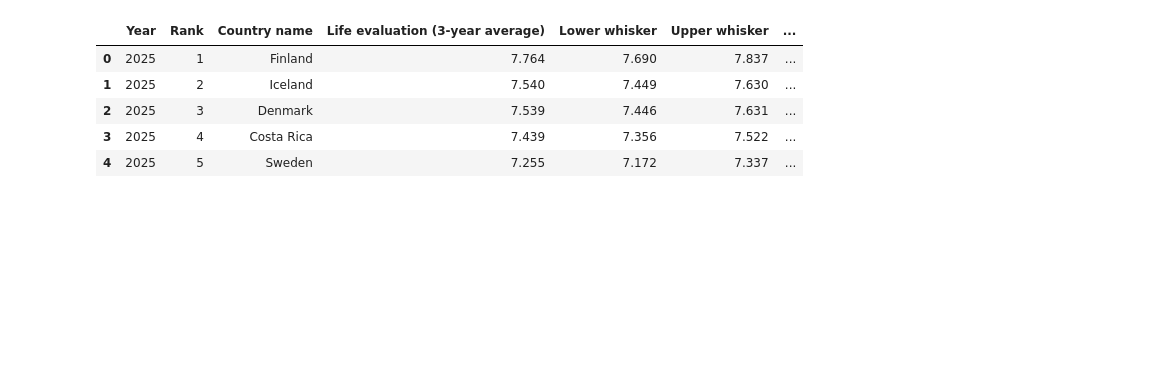
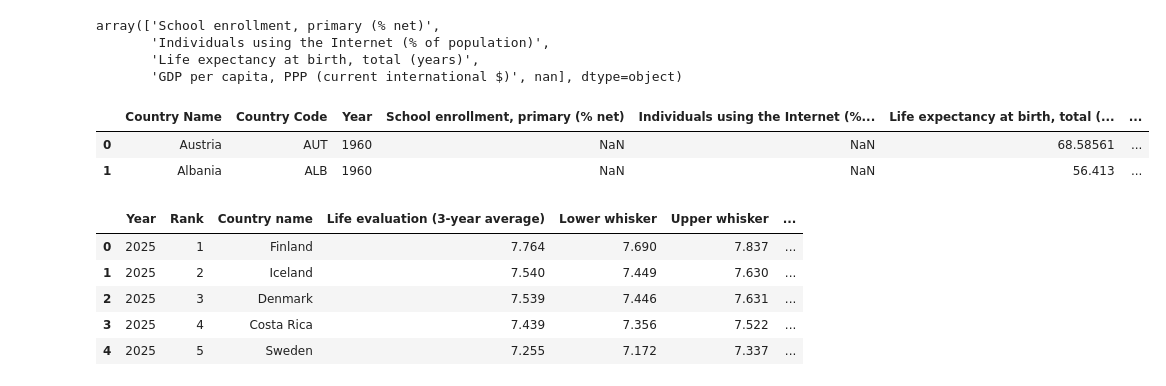
Before and after one commit to VKFRIGH/PR2602, a Jupyter notebook: temp.ipynb, the cells around one changed output. Saved outputs shown, nothing was run; the diff lists cells and outputs as text; code cells hidden in the pictures; blank space fills up the shorter version.

```diff
--- a/temp.ipynb
+++ b/temp.ipynb
@@ -31,0 +17,7 @@ df_wdi1 = pd.DataFrame({"Country Name": [], "Country Code": [],"Year":[], "Schoo
+# %%
+df_wdi["Series Name"].unique()
+# %% [output]
+array(['School enrollment, primary (% net)',
+       'Individuals using the Internet (% of population)',
+       'Life expectancy at birth, total (years)',
+       'GDP per capita, PPP (current international $)', nan], dtype=object)
@@ -32,2 +37,27 @@ df_wdi1 = pd.DataFrame({"Country Name": [], "Country Code": [],"Year":[], "Schoo
+# %%
+temp_enroll['Year'] = temp_enroll['Year'].astype(int)
+temp_internet['Year'] = temp_internet['Year'].astype(int)
+temp_le['Year'] = temp_le['Year'].astype(int)
+temp_gdp['Year'] = temp_gdp['Year'].astype(int)
+# %%
+temp_enroll.drop('Series Name', axis=1, inplace=True)
+temp_internet.drop('Series Name', axis=1, inplace=True)
+temp_le.drop('Series Name', axis=1, inplace=True)
+temp_gdp.drop('Series Name', axis=1, inplace=True)
+# %%
+temp_enroll['School enrollment, primary (% net)'] = temp_enroll.groupby('Country Code').ffill()['School enrollment, primary (% net)']
+temp_internet['Individuals using the Internet (% of population)'] = temp_internet.groupby('Country Code').ffill()['Individuals using the Internet (% of population)']
+temp_le['Life expectancy at birth, total (years)'] = temp_le.groupby('Country Code').ffill()['Life expectancy at birth, total (years)']
+temp_gdp['GDP per capita (current international $)'] = temp_gdp.groupby('Country Code').ffill()['GDP per capita (current international $)']
+# %%
+df_wdi_final = pd.merge(temp_enroll, temp_internet, on=["Country Name", "Country Code", "Year"], how="inner") \
+                 .merge(temp_le, on=["Country Name", "Country Code", "Year"], how="inner") \
+                 .merge(temp_gdp, on=["Country Name", "Country Code", "Year"], how="inner")
+# %%
+df_wdi_final.head(2)
+# %% [output]
+|  | Country Name | Country Code | Year | School enrollment, primary (% net) | Individuals using the Internet (%... | Life expectancy at birth, total (... | ... |
+| 0 | Austria | AUT | 1960 | NaN | NaN | 68.58561 | ... |
+| 1 | Albania | ALB | 1960 | NaN | NaN | 56.413 | ... |
 # %%
 import country_converter as cc
```
Also changed, not shown: parts of 76 cells of this notebook, 6 other files.
